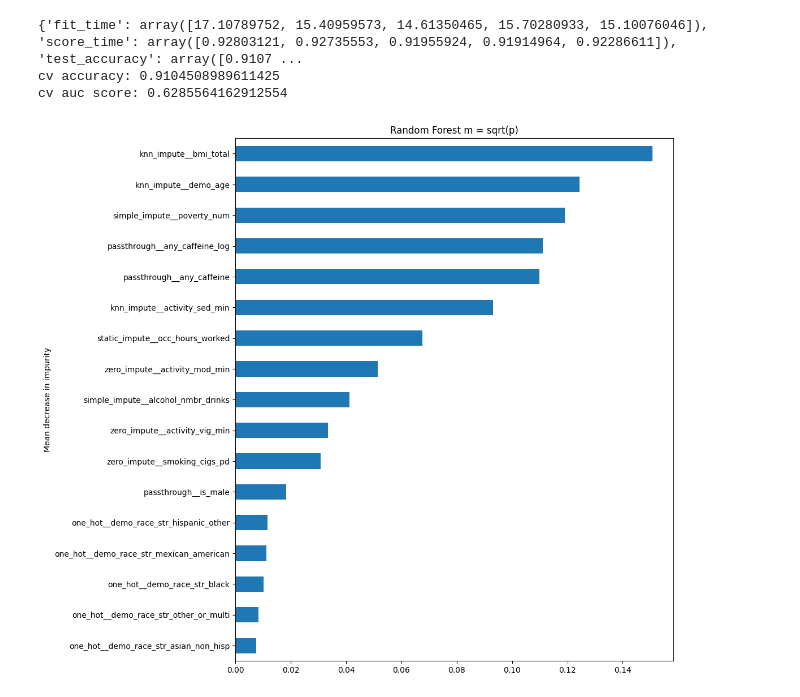
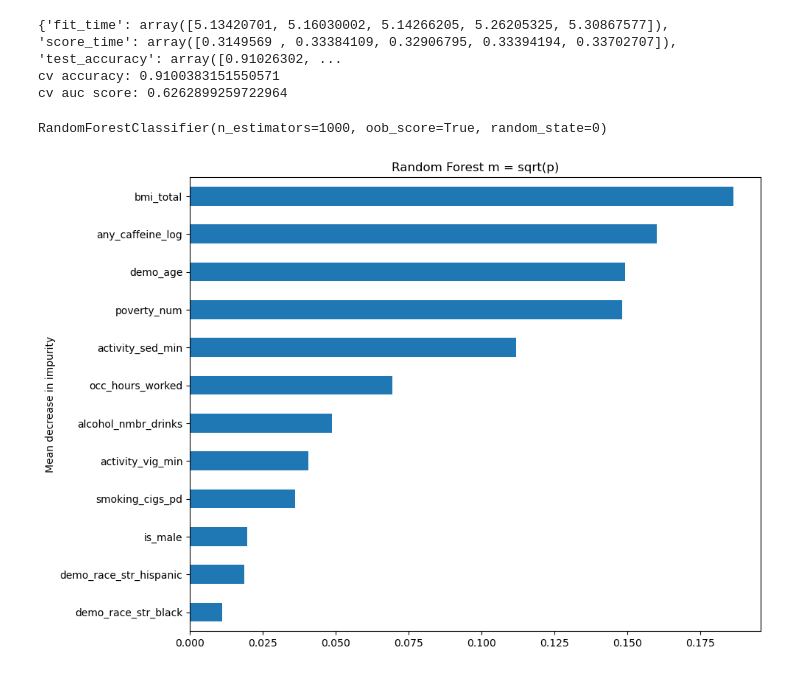
Before and after one commit to mcanearm/YGTBKM, a Jupyter notebook: paper/models/RF.ipynb, the cells around one changed output. Saved outputs shown, nothing was run; the diff lists cells and outputs as text; code cells hidden in the pictures.

Commit message:
Change some formatting, fix partial dependence plot and save best params for GAM

```diff
--- a/paper/models/RF.ipynb
+++ b/paper/models/RF.ipynb
@@ -20,7 +20,7 @@ from sklearn.metrics import roc_auc_score, make_scorer
 from sklearn.model_selection import cross_validate, StratifiedKFold
 from sklearn.preprocessing import StandardScaler
 # %%
-df = pd.read_csv("prepared_data.csv", index_col="SEQN").rename(
+df = pd.read_csv("../data/prepared_data.csv", index_col="SEQN").rename(
     {"any_caffeine.1": "any_caffeine_log"}, axis=1
 )
 df.head()
@@ -49,17 +49,16 @@ train_data_X = df.loc[:,[
         "simple_impute__alcohol_nmbr_drinks",
         "simple_impute__poverty_num",
         "zero_impute__activity_vig_min",
-        "zero_impute__activity_mod_min",
+        # "zero_impute__activity_mod_min",
         "zero_impute__smoking_cigs_pd",
         "static_impute__occ_hours_worked",
-        "passthrough__any_caffeine",
+        # "passthrough__any_caffeine",
         "passthrough__is_male",
         "passthrough__any_caffeine_log",
-        "one_hot__demo_race_str_asian_non_hisp",
+        # "one_hot__demo_race_str_asian_non_hisp",
         "one_hot__demo_race_str_black",
-        "one_hot__demo_race_str_hispanic_other",
-        "one_hot__demo_race_str_mexican_american",
-        "one_hot__demo_race_str_other_or_multi",
+        "one_hot__demo_race_str_hispanic",
+        # "one_hot__demo_race_str_other_or_multi",
         "kidney_had_stones",
         #"kidney_passed_stone",
         #"kidney_weak_failing"
@@ -74,17 +73,20 @@ print("cv accuracy: " + str(np.mean(cv_data["test_accuracy"])))
 print("cv auc score: " + str(np.mean(cv_data["test_roc_auc"])))
 
 rfc.fit(train_data_X, train_data_Y)
-
-importances = rfc.feature_importances_
-forest_importances = pd.Series(importances, index= rfc.feature_names_in_)
-
-plt.figure(figsize=(10,12))
-forest_importances.sort_values(ascending = True).plot.barh()
-plt.title("Random Forest m = sqrt(p)")
-plt.ylabel("Mean decrease in impurity")
-plt.show()
 # %% [output]
-{'fit_time': array([17.10789752, 15.40959573, 14.61350465, 15.70280933, 15.10076046]), 'score_time': array([0.92803121, 0.92735553, 0.91955924, 0.91914964, 0.92286611]), 'test_accuracy': array([0.9107 ...
-cv accuracy: 0.9104508989611425
-cv auc score: 0.6285564162912554
+{'fit_time': array([5.13420701, 5.16030002, 5.14266205, 5.26205325, 5.30867577]), 'score_time': array([0.3149569 , 0.33384109, 0.32906795, 0.33394194, 0.33702707]), 'test_accuracy': array([0.91026302, ...
+cv accuracy: 0.9100383151550571
+cv auc score: 0.6262899259722964
-[figure, removed]
+RandomForestClassifier(n_estimators=1000, oob_score=True, random_state=0)
+# %%
+importances = rfc.feature_importances_
+col_names = [c.split("__")[-1] for c in rfc.feature_names_in_]
+forest_importances = pd.Series(importances, index=col_names)
+
+plt.figure(figsize=(10,8))
+forest_importances.sort_values(ascending = True).plot.barh()
+plt.title("Random Forest m = sqrt(p)")
+plt.ylabel("Mean decrease in impurity")
+plt.show()
+# %% [output]
+[figure, added]
```
Also changed, not shown: 3 other files.
